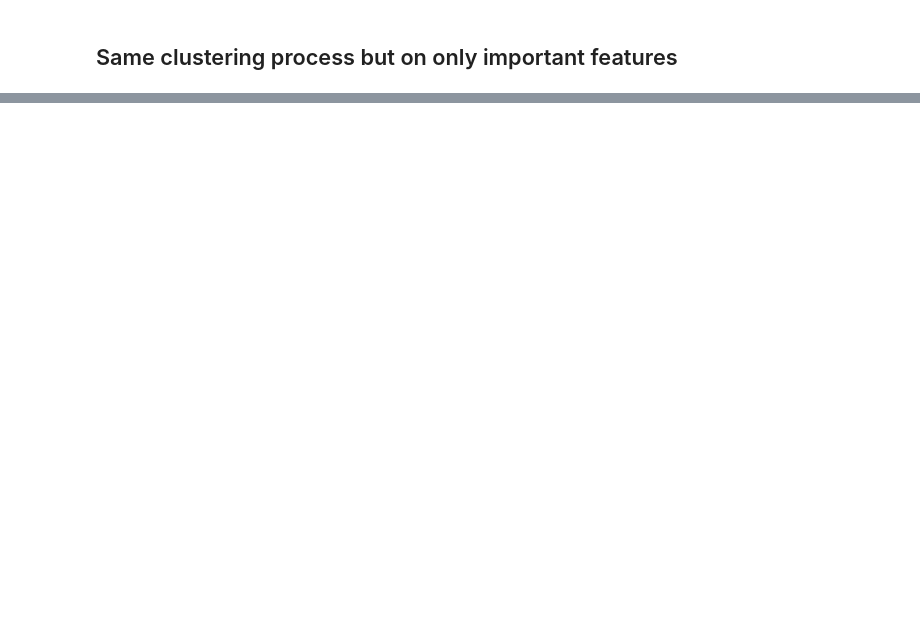
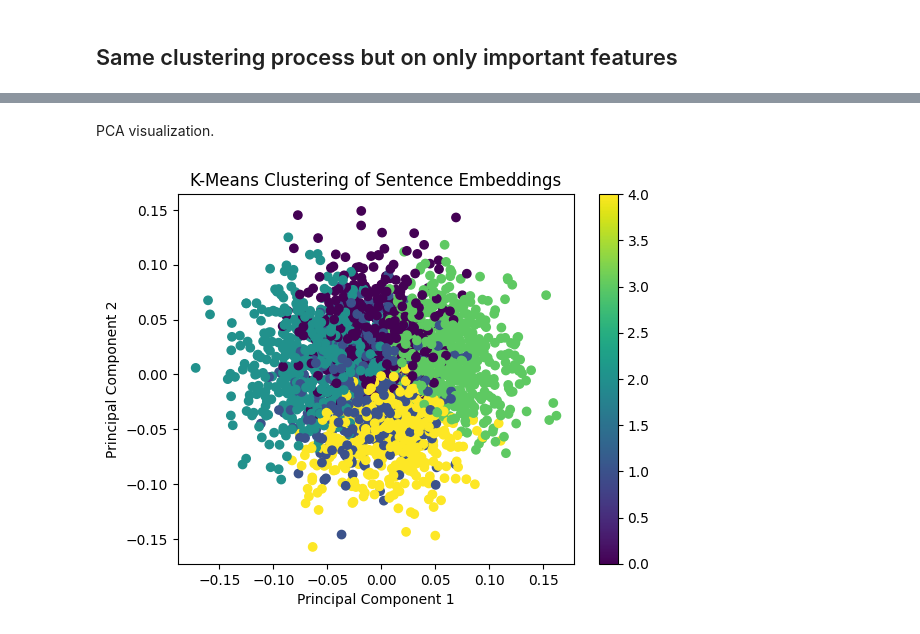
Before and after one commit to kerrlya/servicenow-clinic, a Jupyter notebook: basic_clustering.ipynb, the cells around one changed output, grey strips where cells are left out. Saved outputs shown, nothing was run; the diff lists cells and outputs as text; code cells hidden in the pictures; blank space fills up the shorter version.

```diff
--- a/basic_clustering.ipynb
+++ b/basic_clustering.ipynb
@@ -214,7 +268,8 @@ from sklearn.feature_selection import SelectFromModel
 from sklearn.metrics import accuracy_score
 
 # choose an output class we care about
-output_class = "priority"
+output_class = 'sentiment'
+
 X_train, X_test, y_train, y_test = train_test_split(embeddings, df[output_class], random_state = 8, test_size = 0.3)
 # %% [markdown]
 Train the Decision tree, find dfeature importances
@@ -242,7 +315,7 @@ Get rid features indices that are 0.
 # %%
 import numpy as np
 # Get indices of zero-importance features
-zero_importance_indices = np.where(feature_importances == 0)[0]
+zero_importance_indices = np.where(feature_importances < 0.025)[0] # random sampling prob. -- 1/384 = 0.0026
 
 # delete those entries
 embeddings_small = np.delete(embeddings, zero_importance_indices, axis=1)
@@ -315,5 +389,5 @@ plt.show()
 # %%
-num_clusters = 10  # Define the number of clusters you want
+num_clusters = 5  # Define the number of clusters you want
 kmeans = KMeans(n_clusters=num_clusters, random_state=42)
 df['cluster_small-e'] = kmeans.fit_predict(embeddings_small)
 # %%
@@ -345,0 +420,17 @@ Customer Support
+# %% [markdown]
+PCA visualization.
+# %%
+from sklearn.decomposition import PCA
+
+pca = PCA(n_components=2)
+embeddings_2d = pca.fit_transform(embeddings_small)
+
+# Plot the clusters
+plt.scatter(embeddings_2d[:, 0], embeddings_2d[:, 1], c=df['cluster_small-e'], cmap='viridis')
+plt.title('K-Means Clustering of Sentence Embeddings')
+plt.xlabel('Principal Component 1')
+plt.ylabel('Principal Component 2')
+plt.colorbar()
+plt.show()
+# %% [output]
+[figure, added]
```
Also changed, not shown: parts of 27 cells of this notebook.
